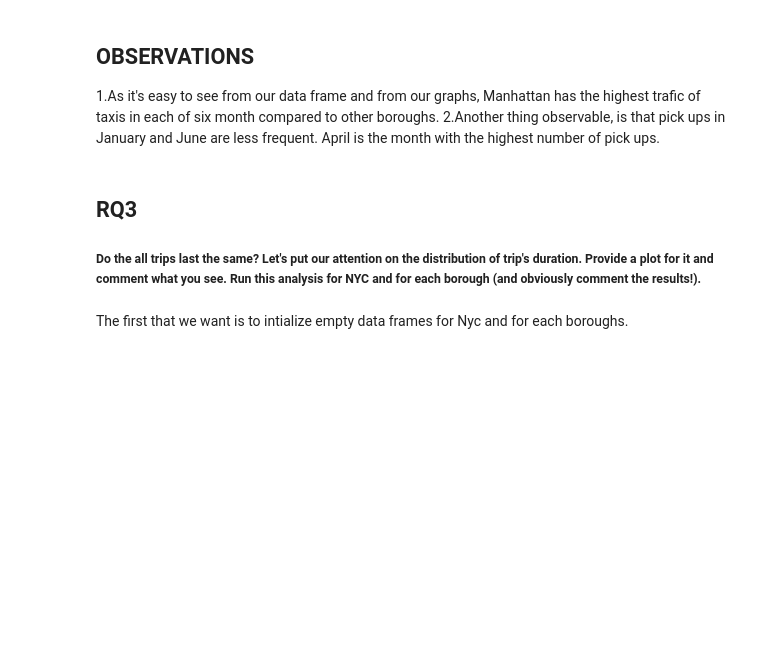
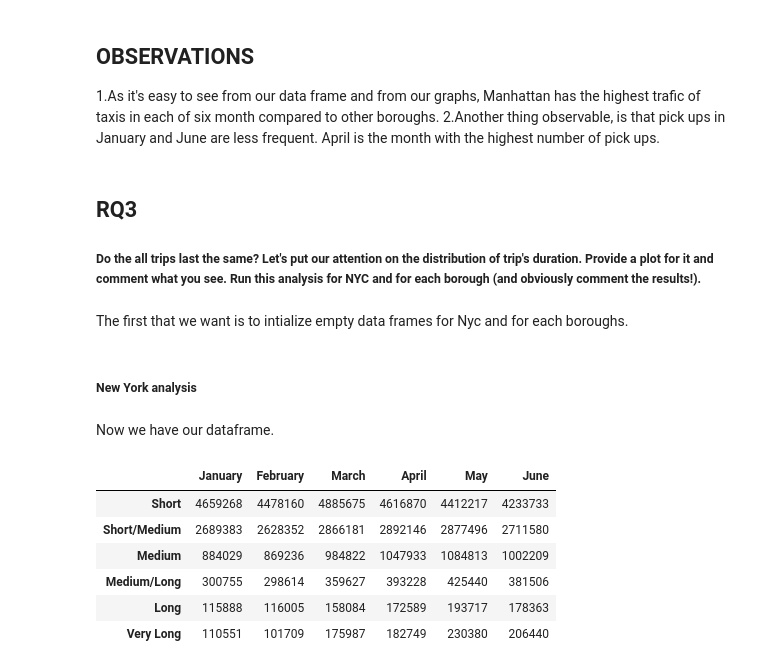
Before and after one commit to EgonFerri/ADM-HM2, a Jupyter notebook: HMW2_OFFICIALFILE.ipynb, the cells around one changed output. Saved outputs shown, nothing was run; the diff lists cells and outputs as text; code cells hidden in the pictures; blank space fills up the shorter version.

```diff
--- a/HMW2_OFFICIALFILE.ipynb
+++ b/HMW2_OFFICIALFILE.ipynb
@@ -372,3 +372,5 @@ manhattan_df = pd.DataFrame(index=index, columns=col)
 queens_df = pd.DataFrame(index=index, columns=col)
 staten_island_df = pd.DataFrame(index=index, columns=col)
 unknown_df = pd.DataFrame(index=index, columns=col)
+# %% [markdown]
+##### New York analysis
@@ -374,0 +430,12 @@ unknown_df = pd.DataFrame(index=index, columns=col)
+# %% [markdown]
+Now we have our dataframe.
+# %%
+nycdf
+# %% [output]
+|  | January | February | March | April | May | June |
+| Short | 4659268 | 4478160 | 4885675 | 4616870 | 4412217 | 4233733 |
+| Short/Medium | 2689383 | 2628352 | 2866181 | 2892146 | 2877496 | 2711580 |
+| Medium | 884029 | 869236 | 984822 | 1047933 | 1084813 | 1002209 |
+| Medium/Long | 300755 | 298614 | 359627 | 393228 | 425440 | 381506 |
+| Long | 115888 | 116005 | 158084 | 172589 | 193717 | 178363 |
+| Very Long | 110551 | 101709 | 175987 | 182749 | 230380 | 206440 |
```
Also changed, not shown: parts of 8 cells of this notebook.
